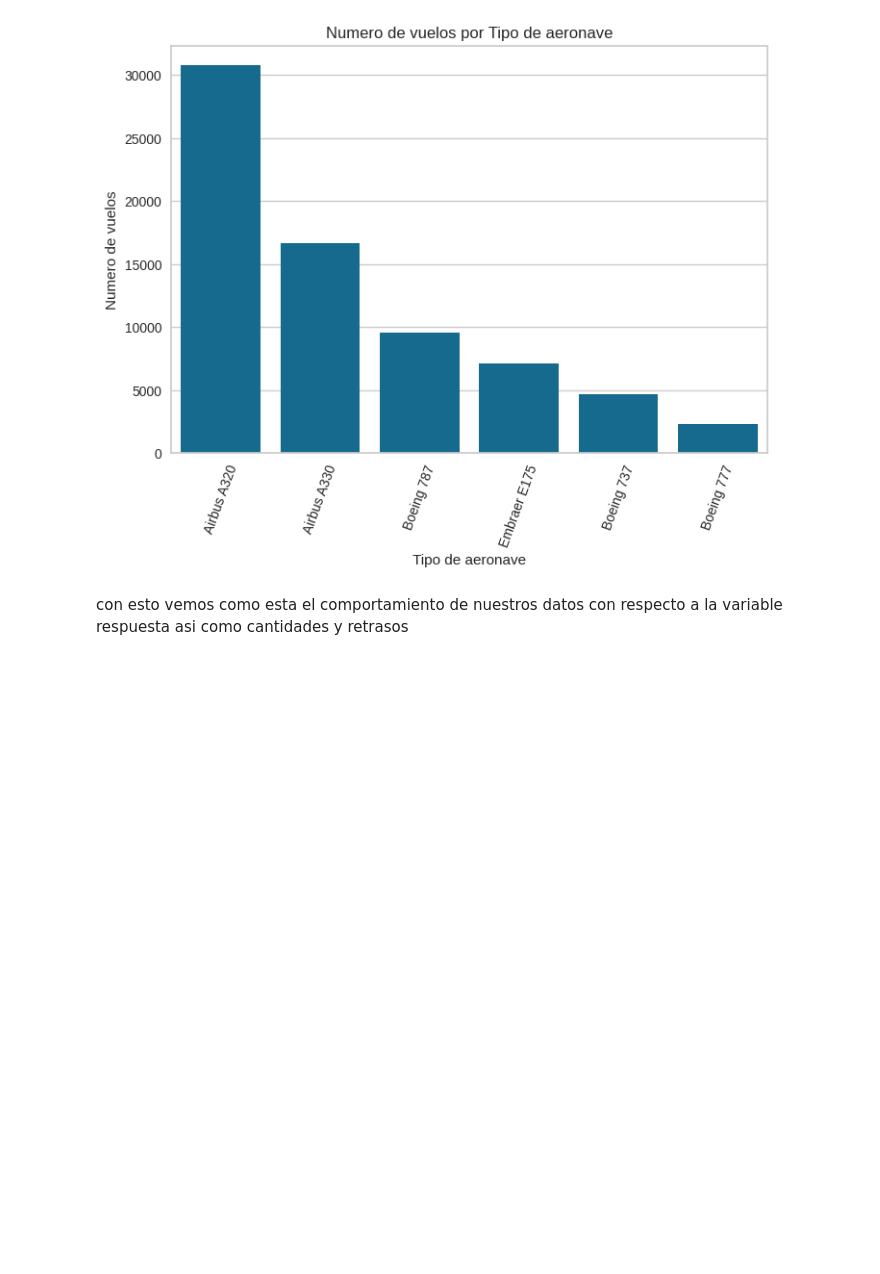
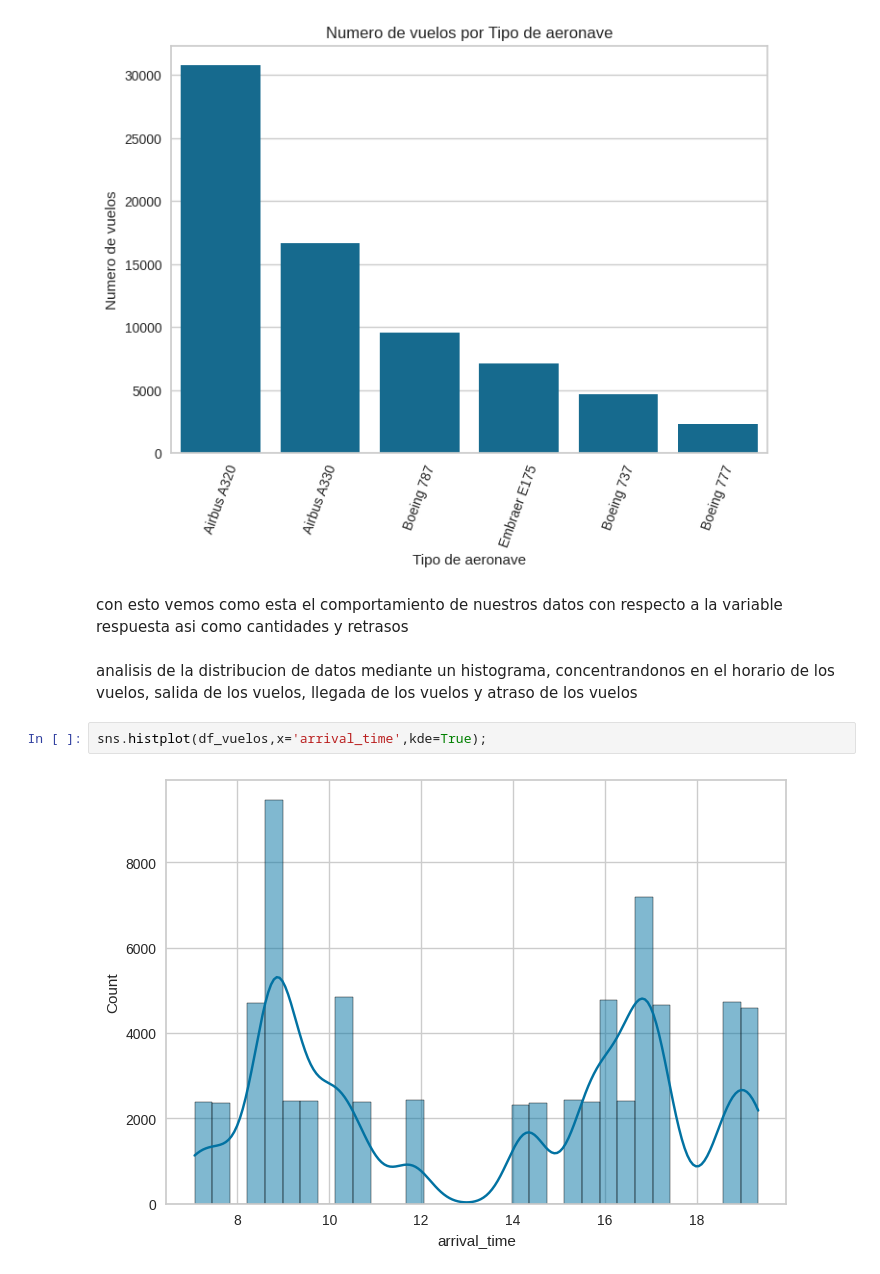
Before and after one commit to Kevincancino26/mis-notebook-de-estudio-, a Jupyter notebook: IA_aumentada_previsión_de_atraso_de_vuelo.ipynb, the cells around one changed output. Cells and saved outputs as stored; diff of their text form; blank space fills up the shorter version.

```diff
--- a/IA_aumentada_previsión_de_atraso_de_vuelo.ipynb
+++ b/IA_aumentada_previsión_de_atraso_de_vuelo.ipynb
@@ -189,3 +189,9 @@ plt.show()
 [figure]
 # %% [markdown]
 con esto vemos como esta el comportamiento de nuestros datos con respecto a la variable respuesta asi como cantidades y retrasos
+# %% [markdown]
+analisis de la distribucion de datos mediante un histograma, concentrandonos en  el horario de los vuelos, salida de los vuelos, llegada de los vuelos y atraso de los vuelos
+# %%
+sns.histplot(df_vuelos,x='arrival_time',kde=True);
+# %% [output]
+[figure, added]
```
Also changed, not shown: parts of 11 cells of this notebook.
